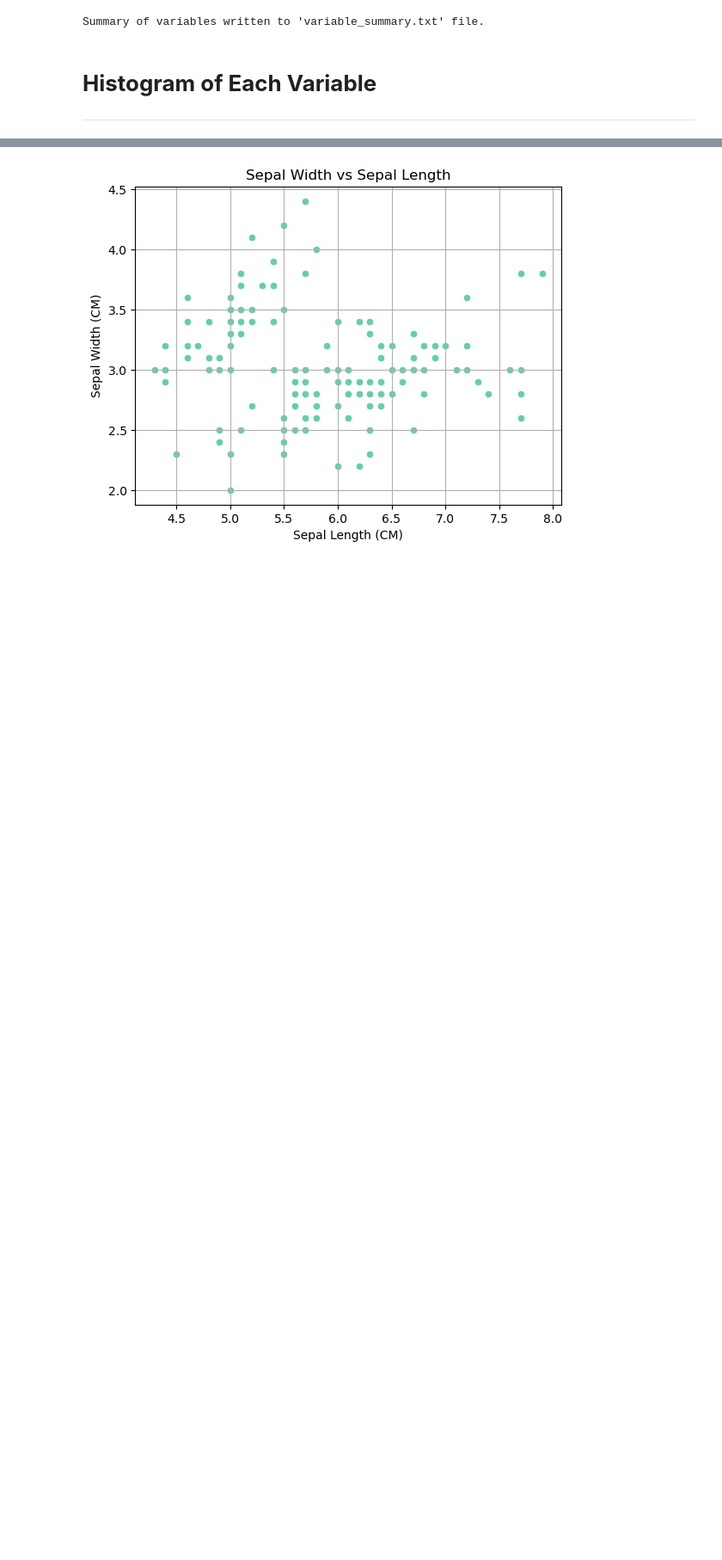
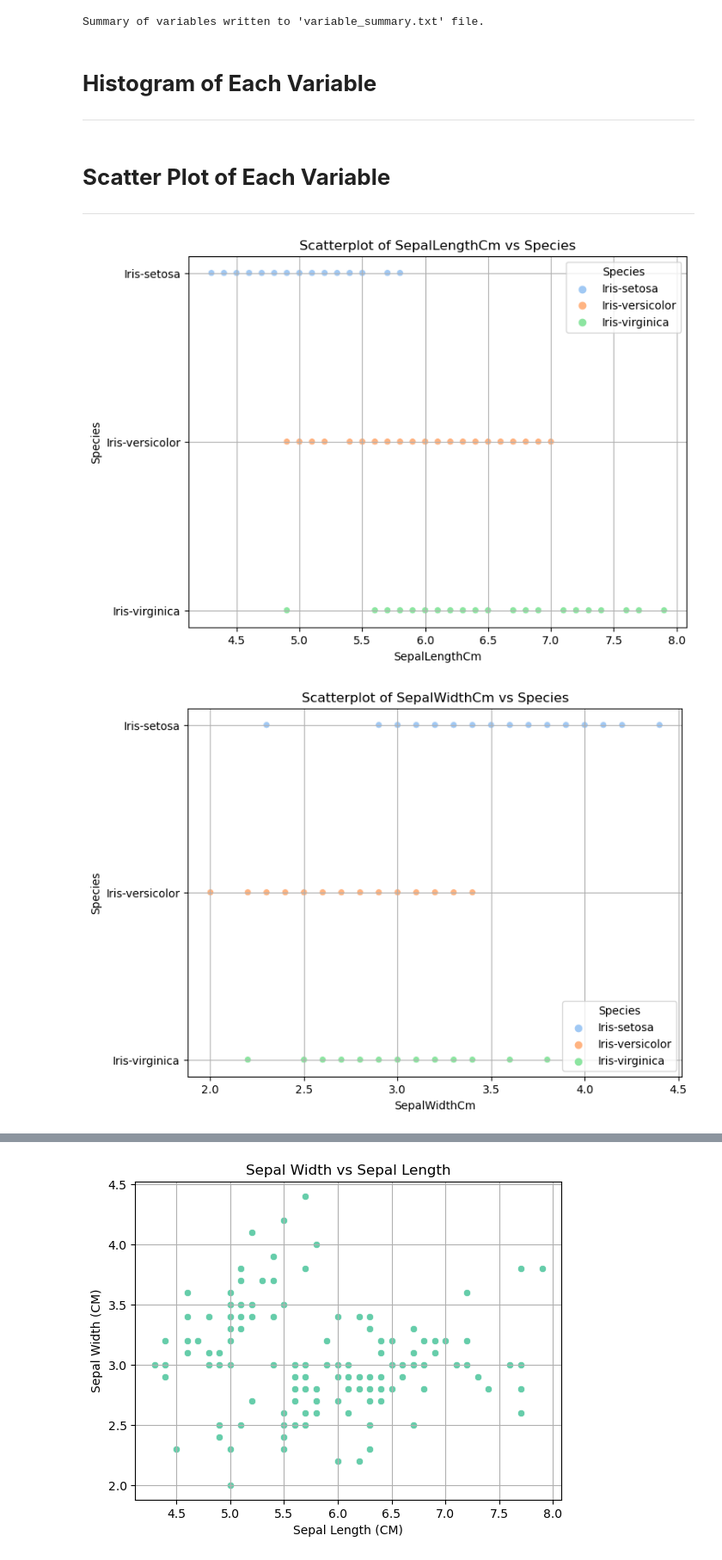
Before and after one commit to briannemcgrath/pands-project, a Jupyter notebook: analysis.ipynb, the cells around one changed output, grey strips where cells are left out. Shown at 86% size. Cells and saved outputs as stored; diff of their text form; code cells hidden in the pictures; blank space fills up the shorter version.

```diff
--- a/analysis.ipynb
+++ b/analysis.ipynb
@@ -176,3 +182,21 @@ def save_histograms(df, output_folder):
         plt.grid(True) #Not showing either?
         plt.savefig(f'{output_folder}/{column}_histogram.png')
         plt.close()
+# %% [markdown]
+# **Scatter Plot of Each Variable**
+
+***
+# %%
+#Scatterplot for Each Variable
+
+for column in df.columns[:-1]: #Species Column Excluded
+    plt.figure(figsize=(8,6))
+    sns.scatterplot(data=df, x=column, y='Species', hue='Species', palette='pastel')
+    plt.title(f"Scatterplot of {column} vs Species")
+    plt.xlabel(column)
+    plt.ylabel("Species")
+    plt.grid() #Maybe adjust linestyle - review this
+    plt.show()
+# %% [output]
+[figure, added]
+[figure, added]
```
Also changed, not shown: parts of 8 cells of this notebook.
